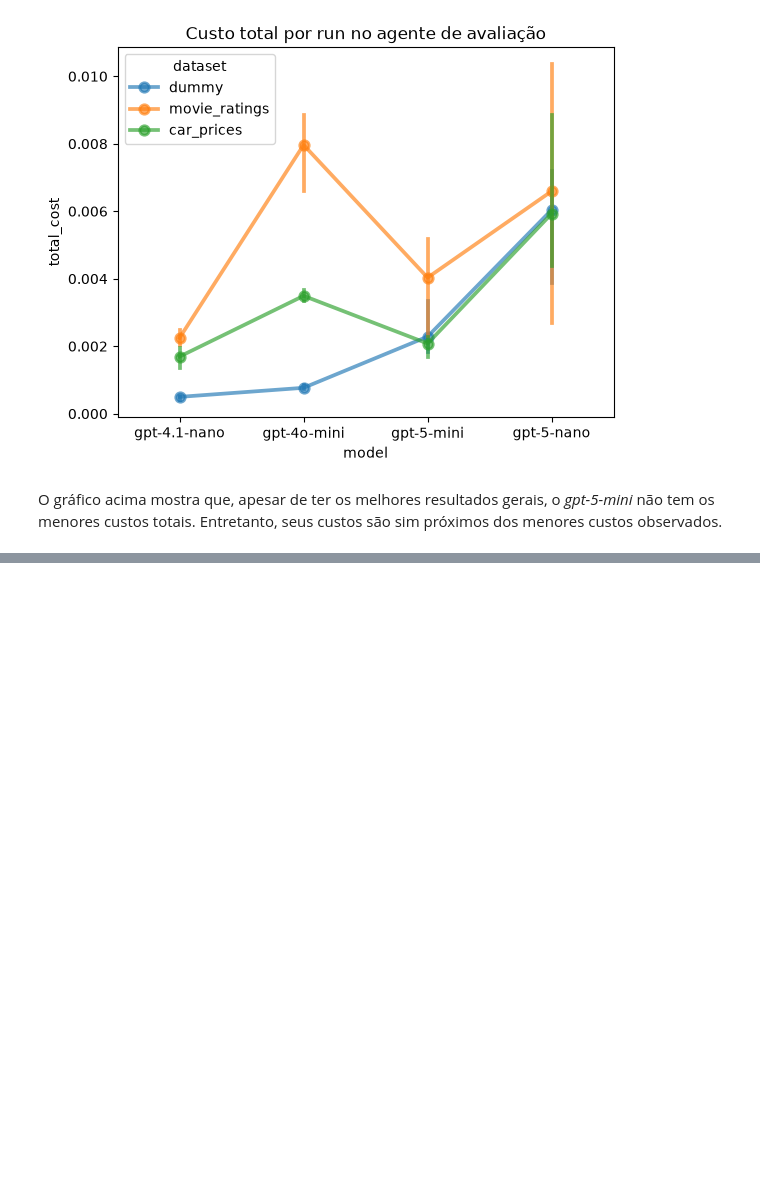
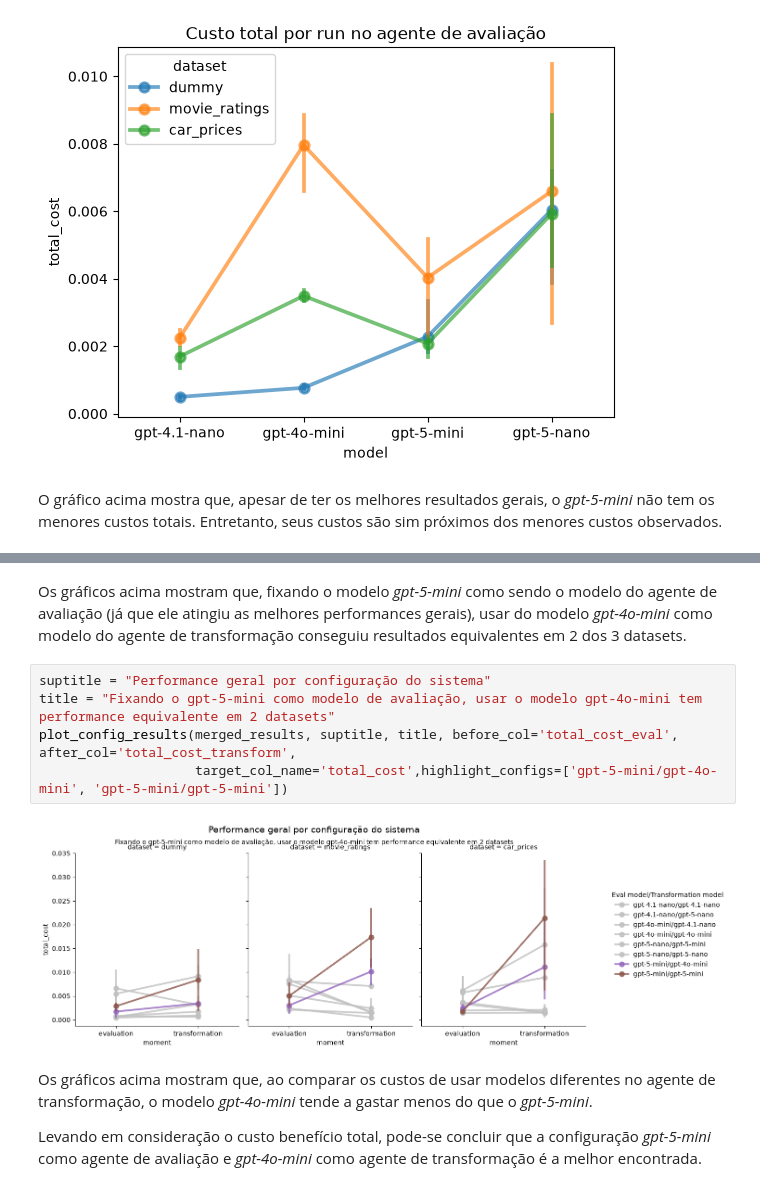
Before and after one commit to Pendulun/data-readiness-agent, a Jupyter notebook: notebooks/results-PT-BR.ipynb, the cells around one changed output, grey strips where cells are left out. Saved outputs shown, nothing was run; the diff lists cells and outputs as text; blank space fills up the shorter version.

```diff
--- a/notebooks/results-PT-BR.ipynb
+++ b/notebooks/results-PT-BR.ipynb
@@ -349,0 +485,13 @@ O gráfico acima mostra que, apesar de ter os melhores resultados gerais, o *gpt
+# %% [markdown]
+Os gráficos acima mostram que, fixando o modelo *gpt-5-mini* como sendo o modelo do agente de avaliação (já que ele atingiu as melhores performances gerais), usar do modelo *gpt-4o-mini* como modelo do agente de transformação conseguiu resultados equivalentes em 2 dos 3 datasets.
+# %%
+suptitle = "Performance geral por configuração do sistema"
+title = "Fixando o gpt-5-mini como modelo de avaliação, usar o modelo gpt-4o-mini tem performance equivalente em 2 datasets"
+plot_config_results(merged_results, suptitle, title, before_col='total_cost_eval', after_col='total_cost_transform',
+                    target_col_name='total_cost',highlight_configs=['gpt-5-mini/gpt-4o-mini', 'gpt-5-mini/gpt-5-mini'])
+# %% [output]
+[figure, added]
+# %% [markdown]
+Os gráficos acima mostram que, ao comparar os custos de usar modelos diferentes no agente de transformação, o modelo *gpt-4o-mini* tende a gastar menos do que o *gpt-5-mini*.
+
+Levando em consideração o custo benefício total, pode-se concluir que a configuração *gpt-5-mini* como agente de avaliação e *gpt-4o-mini* como agente de transformação é a melhor encontrada.
```
Also changed, not shown: parts of 15 cells of this notebook.
